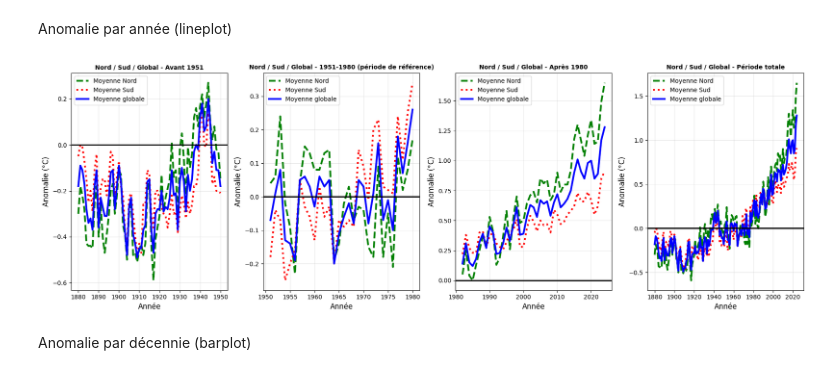
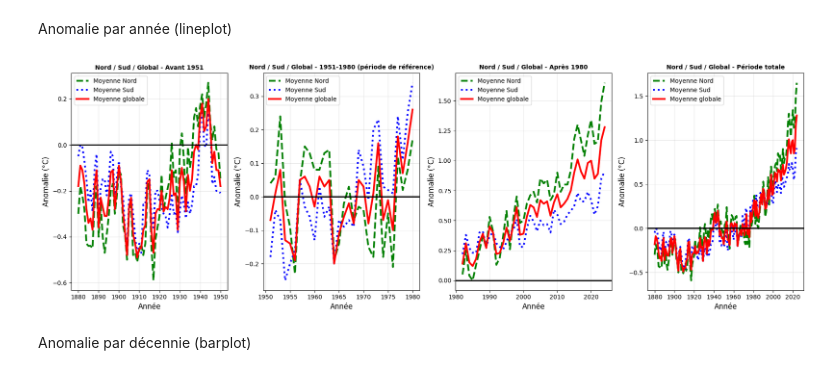
Before and after one commit to VinchC/projet, a Jupyter notebook: global_updated.ipynb, the cells around one changed output. Saved outputs shown, nothing was run; the diff lists cells and outputs as text; code cells hidden in the pictures.

```diff
--- a/global_updated.ipynb
+++ b/global_updated.ipynb
@@ -208,8 +208,8 @@ ax1 = axes[0]
 
 # Hémisphères Nord et Sud et global avant 1951
 ax1.plot(df_avant['Year'], df_avant['NH_J-D'], label='Moyenne Nord', linewidth=3, color='green', linestyle='--')
-ax1.plot(df_avant['Year'], df_avant['SH_J-D'], label='Moyenne Sud', linewidth=3, color='red', linestyle='dotted')
-ax1.plot(df_avant['Year'], df_avant['GLOB_J-D'], label='Moyenne globale', linewidth=3, color='blue')
+ax1.plot(df_avant['Year'], df_avant['SH_J-D'], label='Moyenne Sud', linewidth=3, color='blue', linestyle='dotted')
+ax1.plot(df_avant['Year'], df_avant['GLOB_J-D'], label='Moyenne globale', linewidth=3, color='red')
 
 # ligne à 0 pour référence
 ax1.axhline(0, color='black', linewidth=2, alpha=1)
@@ -226,8 +226,8 @@ ax2 = axes[1]
 
 # Hémisphères Nord et Sud et global entre 1951 et 1980
 ax2.plot(df_pendant['Year'], df_pendant['NH_J-D'], label='Moyenne Nord', linewidth=3, color='green', linestyle='--')
-ax2.plot(df_pendant['Year'], df_pendant['SH_J-D'], label='Moyenne Sud', linewidth=3, color='red', linestyle='dotted')
-ax2.plot(df_pendant['Year'], df_pendant['GLOB_J-D'], label='Moyenne globale', linewidth=3, color='blue')
+ax2.plot(df_pendant['Year'], df_pendant['SH_J-D'], label='Moyenne Sud', linewidth=3, color='blue', linestyle='dotted')
+ax2.plot(df_pendant['Year'], df_pendant['GLOB_J-D'], label='Moyenne globale', linewidth=3, color='red')
 
 # ligne à 0 pour référence
 ax2.axhline(0, color='black', linewidth=2, alpha=1)
@@ -245,43 +245,43 @@ ax3 = axes[2]
 
 # Hémisphères Nord et Sud et global entre 1951 et 1980
 ax3.plot(df_apres['Year'], df_apres['NH_J-D'], label='Moyenne Nord', linewidth=3, color='green', linestyle='--')
-ax3.plot(df_apres['Year'], df_apres['SH_J-D'], label='Moyenne Sud', linewidth=3, color='red', linestyle='dotted')
-ax3.plot(df_apres['Year'], df_apres['GLOB_J-D'], label='Moyenne globale', linewidth=3, color='blue')
+ax3.plot(df_apres['Year'], df_apres['SH_J-D'], label='Moyenne Sud', linewidth=3, color='blue', linestyle='dotted')
+ax3.plot(df_apres['Year'], df_apres['GLOB_J-D'], label='Moyenne globale', linewidth=3, color='red')
 
 #ligne à 0 pour référence
 ax3.axhline(0, color='black', linewidth=2, alpha=1)
 
 #Titres et labels
 ax3.set_title('Nord / Sud / Global - Après 1980', fontsize=10, fontweight='bold')
 ax3.set_xlabel('Année', fontsize=12)
 ax3.set_ylabel('Anomalie (°C)', fontsize=12)
 ax3.legend(fontsize=10)
 ax3.grid(True, alpha=0.3)
 
 #Graphique global (période complète)
 ax4 = axes[3]
 
 # Hémisphères Nord et Sud et global sur toute la période
 ax4.plot(df_new['Year'], df_new['NH_J-D'], label='Moyenne Nord', linewidth=3, color='green', linestyle='--')
-ax4.plot(df_new['Year'], df_new['SH_J-D'], label='Moyenne Sud', linewidth=3, color='red', linestyle='dotted')
-ax4.plot(df_new['Year'], df_new['GLOB_J-D'], label='Moyenne globale', linewidth=3, color='blue')
+ax4.plot(df_new['Year'], df_new['SH_J-D'], label='Moyenne Sud', linewidth=3, color='blue', linestyle='dotted')
+ax4.plot(df_new['Year'], df_new['GLOB_J-D'], label='Moyenne globale', linewidth=3, color='red')
 
 #ligne à 0 pour référence
 ax4.axhline(0, color='black', linewidth=2, alpha=1)
 
 #Titres et labels
 ax4.set_title('Nord / Sud / Global - Période totale', fontsize=10, fontweight='bold')
 ax4.set_xlabel('Année', fontsize=12)
 ax4.set_ylabel('Anomalie (°C)', fontsize=12)
 ax4.legend(fontsize=10)
 ax4.grid(True, alpha=0.3)
 
 
 plt.tight_layout()
 plt.savefig('./images/comparaison_hemispheres_global_avant_apres_periode_reference.png', dpi=300, bbox_inches='tight')
 plt.show()
 # %% [output]
-[figure, old version]
+[figure, new version]
 # %% [markdown]
 Anomalie par décennie (barplot)
 # %%
```
Also changed, not shown: parts of 1 cell of this notebook, 2 other files.
